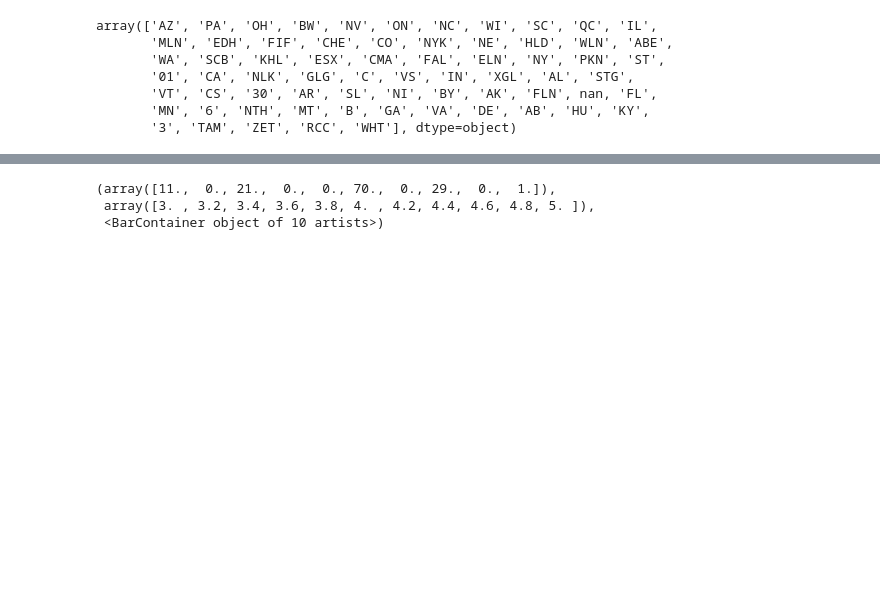
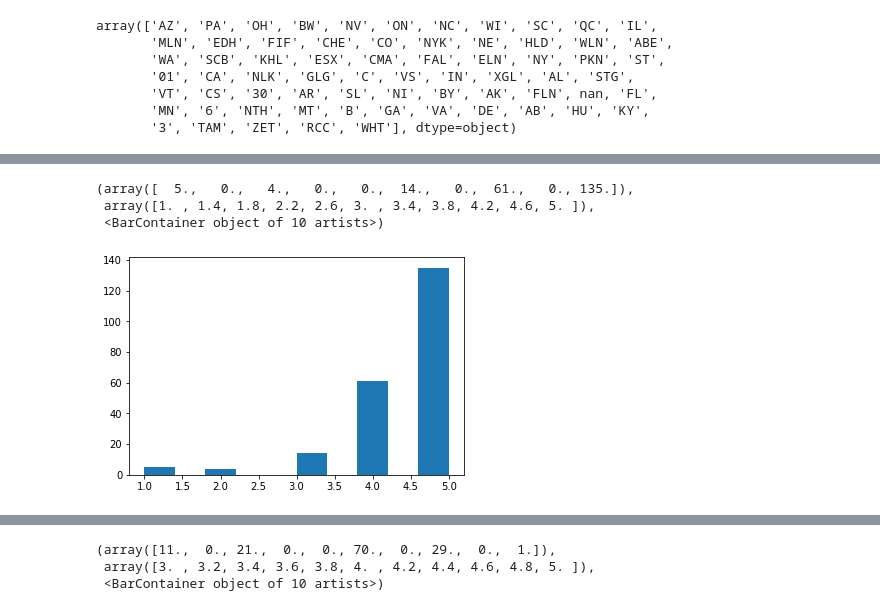
Before and after one commit to raychng/bt4014-project, a Jupyter notebook: ray_preprocessing.ipynb, the cells around one changed output, grey strips where cells are left out. Cells and saved outputs as stored; diff of their text form; code cells hidden in the pictures; blank space fills up the shorter version.

```diff
--- a/ray_preprocessing.ipynb
+++ b/ray_preprocessing.ipynb
@@ -109,0 +99,9 @@ restaurants_montreal
+# %%
+ma_poule = reviews_df[reviews_df['business_id'] == 'K7szuaFnuV6nz4w_i-bLPg']
+# %%
+plt.hist(ma_poule['stars'])
+# %% [output]
+(array([  5.,   0.,   4.,   0.,   0.,  14.,   0.,  61.,   0., 135.]),
+ array([1. , 1.4, 1.8, 2.2, 2.6, 3. , 3.4, 3.8, 4.2, 4.6, 5. ]),
+ <BarContainer object of 10 artists>)
+[figure, added]
```
Also changed, not shown: parts of 28 cells of this notebook.
